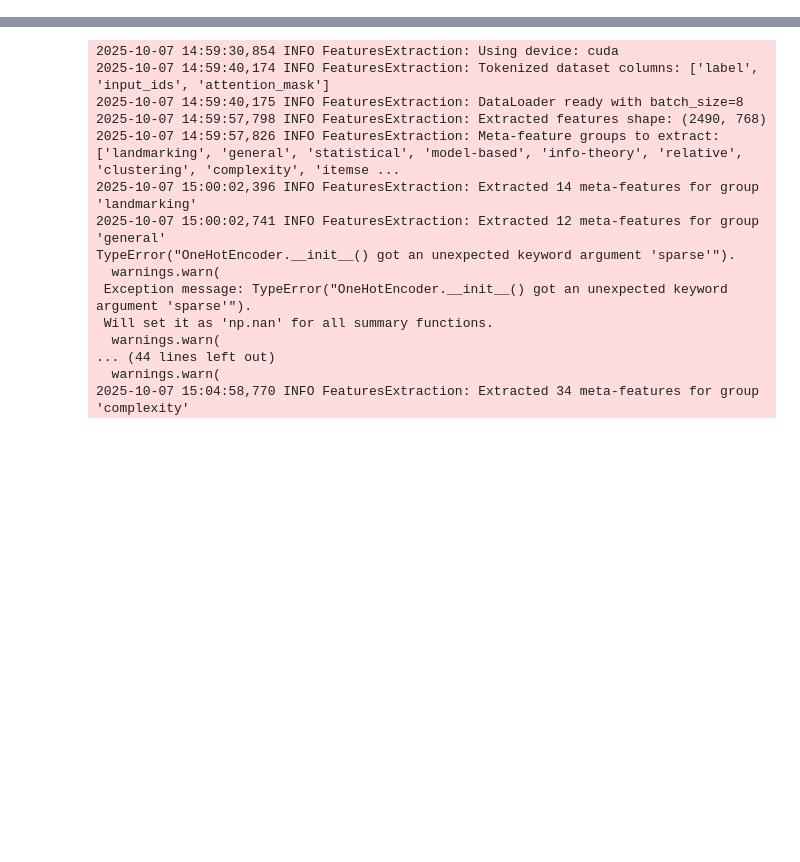
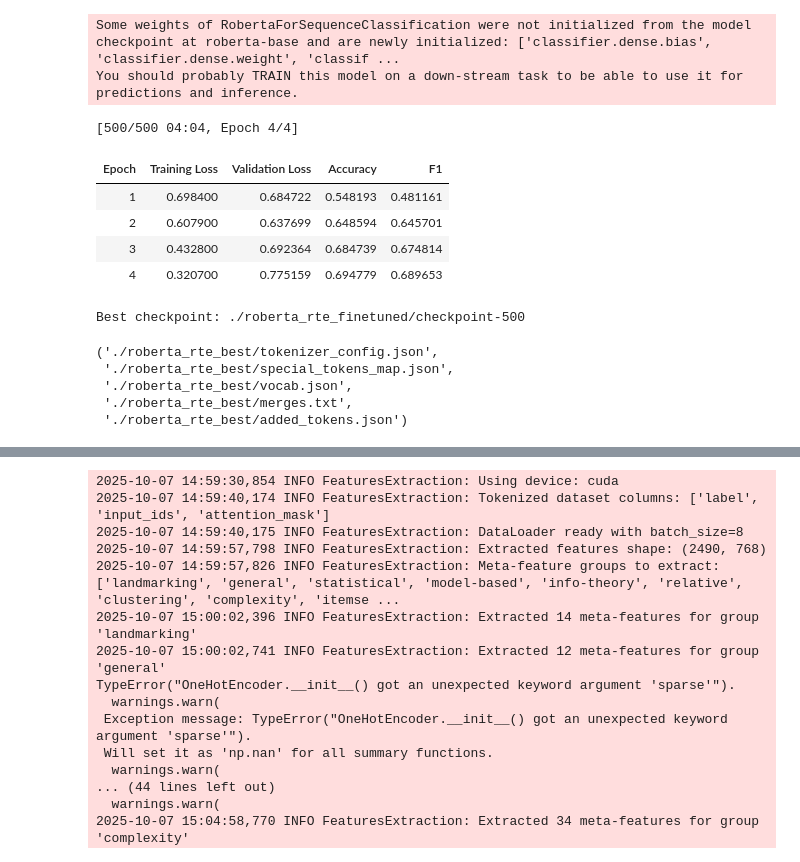
Before and after one commit to DouglasBergamim/unstructured-data-metafeatures, a Jupyter notebook: Notebooks/features_by_layers.ipynb, the cells around one changed output, grey strips where cells are left out. Cells and saved outputs as stored; diff of their text form; code cells hidden in the pictures; blank space fills up the shorter version.

```diff
--- a/Notebooks/features_by_layers.ipynb
+++ b/Notebooks/features_by_layers.ipynb
@@ -96,0 +100,78 @@ RobertaForSequenceClassification(
+# %%
+
+
+roberta_tokenizer = RobertaTokenizer.from_pretrained("roberta-base")
+roberta_model = RobertaForSequenceClassification.from_pretrained("roberta-base")
+
+split = rte_dataset.train_test_split(test_size=0.2, seed=42, stratify_by_column="label")
+train_ds = split["train"]
+val_ds = split["test"]
+
+def tokenize_for_trainer(batch):
+    out = tokenize_rte_longest(roberta_tokenizer, batch, max_length=128)
+    out["labels"] = batch["label"]
+    return out
+
+tok_train = train_ds.map(tokenize_for_trainer, batched=True, remove_columns=train_ds.column_names)
+tok_val = val_ds.map(tokenize_for_trainer, batched=True, remove_columns=val_ds.column_names)
+
+collator = DataCollatorWithPadding(roberta_tokenizer, return_tensors="pt")
+
+def compute_metrics(eval_pred):
+    logits, labels = eval_pred
+    preds = np.argmax(logits, axis=-1)
+    return {
+        "accuracy": accuracy_score(labels, preds),
+        "f1": f1_score(labels, preds, average="macro"),
+    }
+
+training_args = TrainingArguments(
+    output_dir="./roberta_rte_finetuned",
+    eval_strategy="epoch",  # Changed from evaluation_strategy
+    save_strategy="epoch",
+    load_best_model_at_end=True,
+    metric_for_best_model="accuracy",
+    greater_is_better=True,
+    num_train_epochs=4,
+    per_device_train_batch_size=16,
+    per_device_eval_batch_size=16,
+    learning_rate=2e-5,
+    weight_decay=0.01,
+    warmup_ratio=0.1,
+    logging_steps=50,
+    seed=42,
+    report_to="none",  # Changed from []
+)
+
+trainer = Trainer(
+    model=roberta_model,
+    args=training_args,
+    train_dataset=tok_train,
+    eval_dataset=tok_val,
+    data_collator=collator,
+    tokenizer=roberta_tokenizer,
+    compute_metrics=compute_metrics,
+    callbacks=[EarlyStoppingCallback(early_stopping_patience=2)],
+)
+
+trainer.train()
+
+best_checkpoint = trainer.state.best_model_checkpoint
+print(f"Best checkpoint: {best_checkpoint}")
+roberta_model.save_pretrained("./roberta_rte_best")
+roberta_tokenizer.save_pretrained("./roberta_rte_best")
+# %% [output]
+Some weights of RobertaForSequenceClassification were not initialized from the model checkpoint at roberta-base and are newly initialized: ['classifier.dense.bias', 'classifier.dense.weight', 'classif ...
+You should probably TRAIN this model on a down-stream task to be able to use it for predictions and inference.
+[500/500 04:04, Epoch 4/4]
+| Epoch | Training Loss | Validation Loss | Accuracy | F1 |
+| 1 | 0.698400 | 0.684722 | 0.548193 | 0.481161 |
+| 2 | 0.607900 | 0.637699 | 0.648594 | 0.645701 |
+| 3 | 0.432800 | 0.692364 | 0.684739 | 0.674814 |
+| 4 | 0.320700 | 0.775159 | 0.694779 | 0.689653 |
+Best checkpoint: ./roberta_rte_finetuned/checkpoint-500
+('./roberta_rte_best/tokenizer_config.json',
+ './roberta_rte_best/special_tokens_map.json',
+ './roberta_rte_best/vocab.json',
+ './roberta_rte_best/merges.txt',
+ './roberta_rte_best/added_tokens.json')
```
Also changed, not shown: parts of 15 cells of this notebook, 14 other files.
